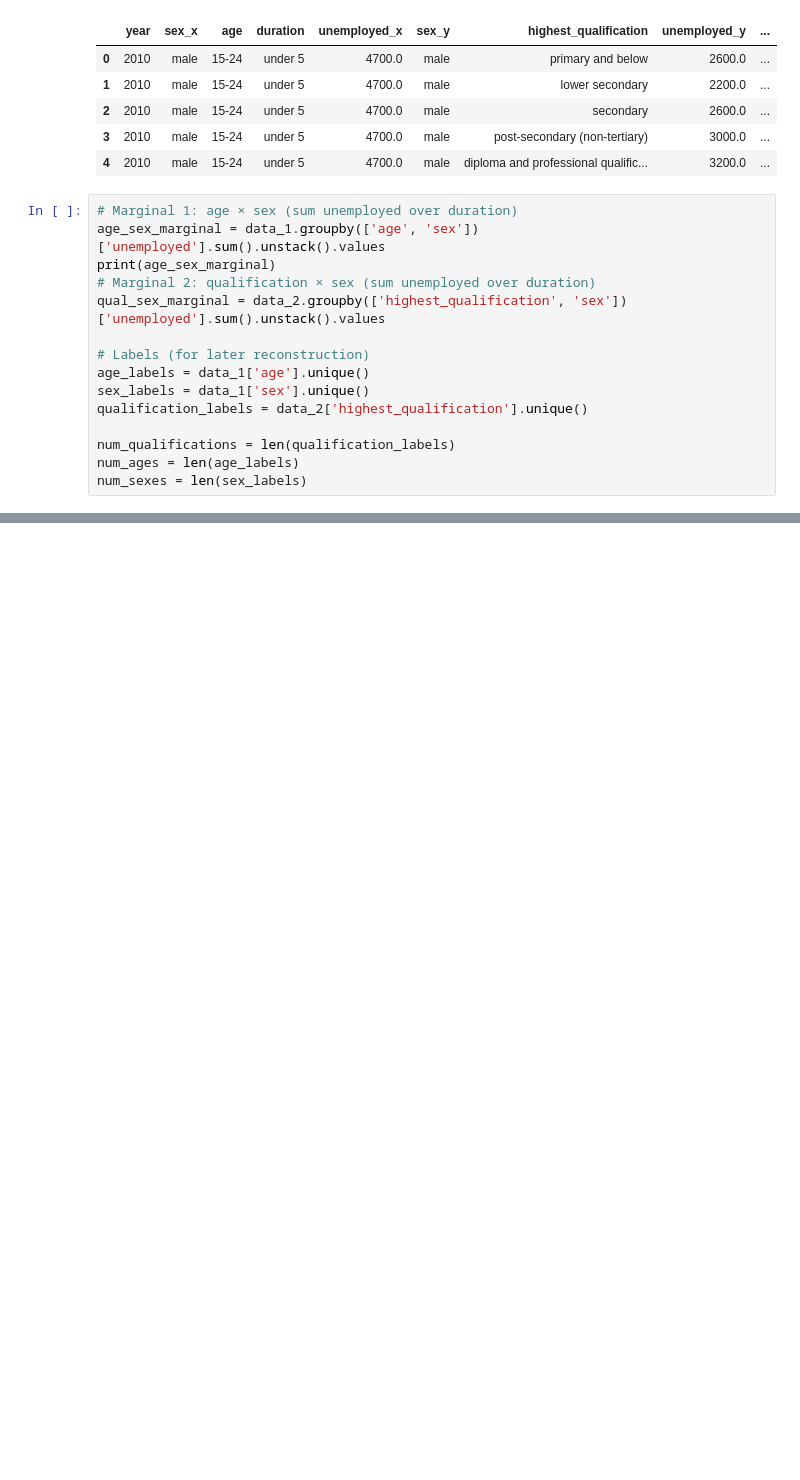
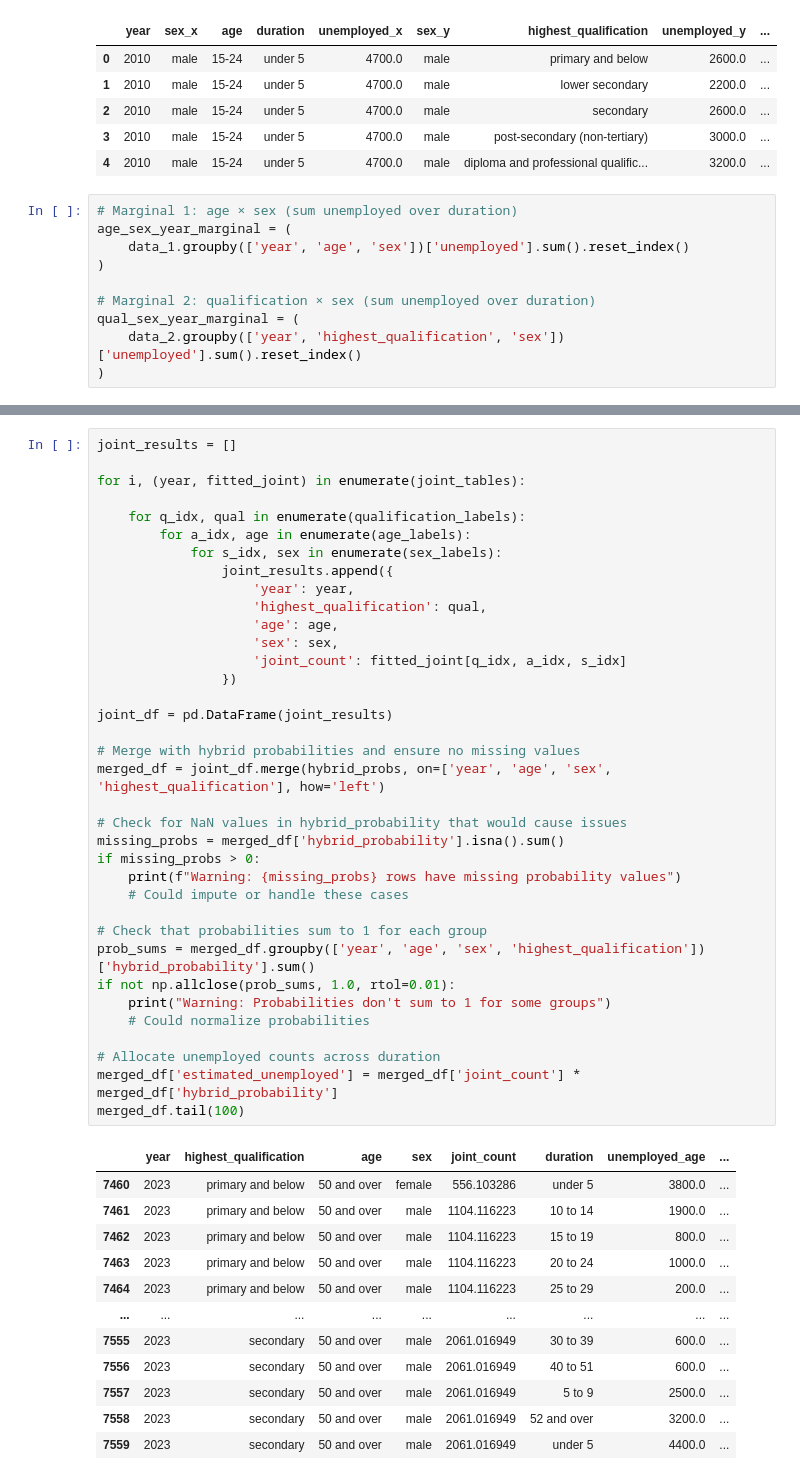
Before and after one commit to itmesneha/Uncertainty-in-Unemployment, a Jupyter notebook: preprocess_data.ipynb, the cells around one changed output, grey strips where cells are left out. Cells and saved outputs as stored; diff of their text form; blank space fills up the shorter version.

```diff
--- a/preprocess_data.ipynb
+++ b/preprocess_data.ipynb
@@ -122,16 +115,11 @@ merged_data.head()
 | 4 | 2010 | male | 15-24 | under 5 | 4700.0 | male | diploma and professional qualific... | 3200.0 | ... |
 # %%
 # Marginal 1: age × sex (sum unemployed over duration)
-age_sex_marginal = data_1.groupby(['age', 'sex'])['unemployed'].sum().unstack().values
-print(age_sex_marginal)
+age_sex_year_marginal = (
+    data_1.groupby(['year', 'age', 'sex'])['unemployed'].sum().reset_index()
+)
+
 # Marginal 2: qualification × sex (sum unemployed over duration)
-qual_sex_marginal = data_2.groupby(['highest_qualification', 'sex'])['unemployed'].sum().unstack().values
-
-# Labels (for later reconstruction)
-age_labels = data_1['age'].unique()
-sex_labels = data_1['sex'].unique()
-qualification_labels = data_2['highest_qualification'].unique()
-
-num_qualifications = len(qualification_labels)
-num_ages = len(age_labels)
-num_sexes = len(sex_labels)
+qual_sex_year_marginal = (
+    data_2.groupby(['year', 'highest_qualification', 'sex'])['unemployed'].sum().reset_index()
+)
@@ -182,0 +238,49 @@ Fitted joint shape: (6, 5, 2)
+# %%
+joint_results = []
+
+for i, (year, fitted_joint) in enumerate(joint_tables):
+
+    for q_idx, qual in enumerate(qualification_labels):
+        for a_idx, age in enumerate(age_labels):
+            for s_idx, sex in enumerate(sex_labels):
+                joint_results.append({
+                    'year': year,
+                    'highest_qualification': qual,
+                    'age': age,
+                    'sex': sex,
+                    'joint_count': fitted_joint[q_idx, a_idx, s_idx]
+                })
+
+joint_df = pd.DataFrame(joint_results)
+
+# Merge with hybrid probabilities and ensure no missing values
+merged_df = joint_df.merge(hybrid_probs, on=['year', 'age', 'sex', 'highest_qualification'], how='left')
+
+# Check for NaN values in hybrid_probability that would cause issues
+missing_probs = merged_df['hybrid_probability'].isna().sum()
+if missing_probs > 0:
+    print(f"Warning: {missing_probs} rows have missing probability values")
+    # Could impute or handle these cases
+
+# Check that probabilities sum to 1 for each group
+prob_sums = merged_df.groupby(['year', 'age', 'sex', 'highest_qualification'])['hybrid_probability'].sum()
+if not np.allclose(prob_sums, 1.0, rtol=0.01):
+    print("Warning: Probabilities don't sum to 1 for some groups")
+    # Could normalize probabilities
+
+# Allocate unemployed counts across duration
+merged_df['estimated_unemployed'] = merged_df['joint_count'] * merged_df['hybrid_probability']
+merged_df.tail(100)
+# %% [output]
+|  | year | highest_qualification | age | sex | joint_count | duration | unemployed_age | ... |
+| 7460 | 2023 | primary and below | 50 and over | female | 556.103286 | under 5 | 3800.0 | ... |
+| 7461 | 2023 | primary and below | 50 and over | male | 1104.116223 | 10 to 14 | 1900.0 | ... |
+| 7462 | 2023 | primary and below | 50 and over | male | 1104.116223 | 15 to 19 | 800.0 | ... |
+| 7463 | 2023 | primary and below | 50 and over | male | 1104.116223 | 20 to 24 | 1000.0 | ... |
+| 7464 | 2023 | primary and below | 50 and over | male | 1104.116223 | 25 to 29 | 200.0 | ... |
+| ... | ... | ... | ... | ... | ... | ... | ... | ... |
+| 7555 | 2023 | secondary | 50 and over | male | 2061.016949 | 30 to 39 | 600.0 | ... |
+| 7556 | 2023 | secondary | 50 and over | male | 2061.016949 | 40 to 51 | 600.0 | ... |
+| 7557 | 2023 | secondary | 50 and over | male | 2061.016949 | 5 to 9 | 2500.0 | ... |
+| 7558 | 2023 | secondary | 50 and over | male | 2061.016949 | 52 and over | 3200.0 | ... |
+| 7559 | 2023 | secondary | 50 and over | male | 2061.016949 | under 5 | 4400.0 | ... |
```
Also changed, not shown: parts of 7 cells of this notebook.
